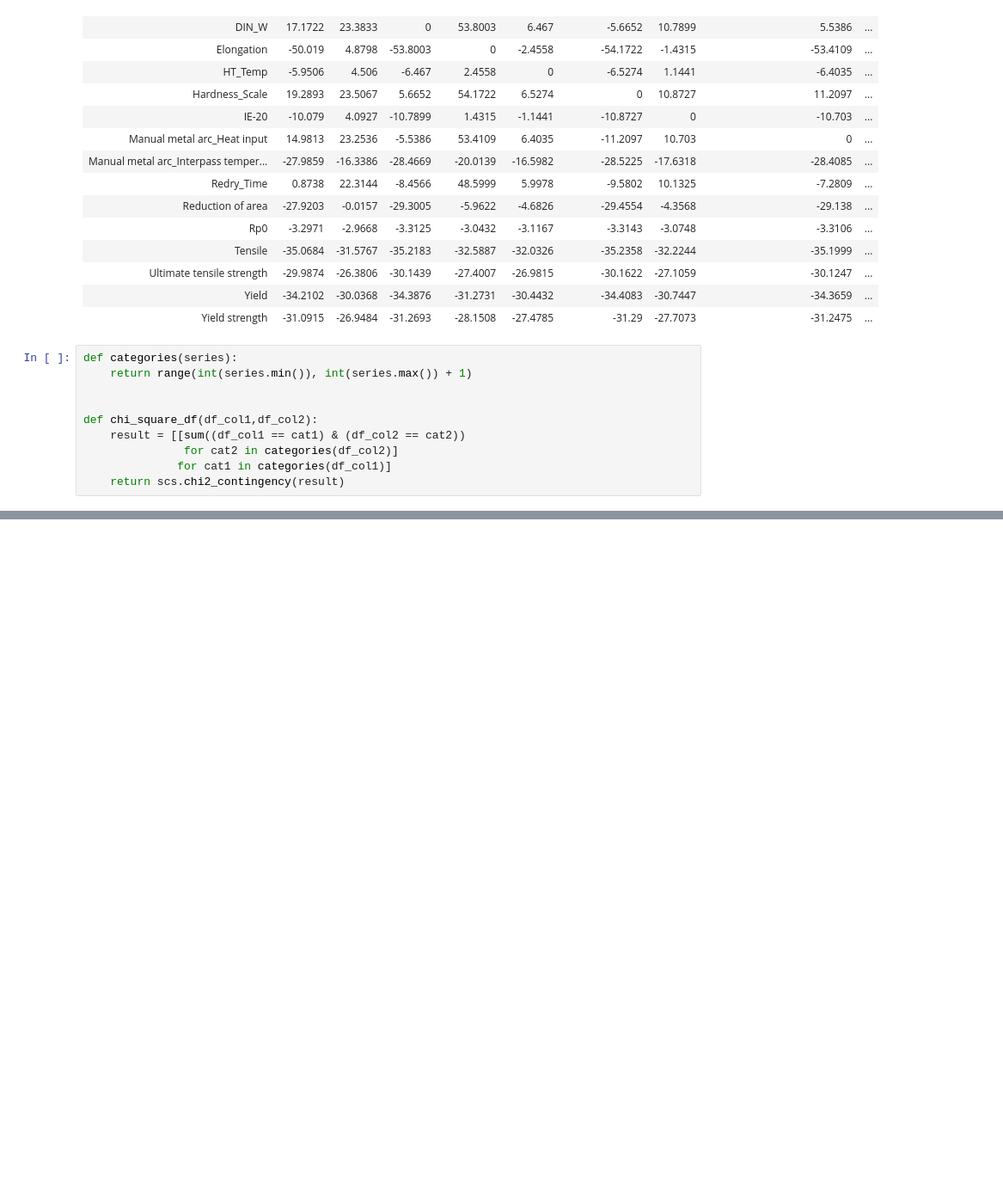
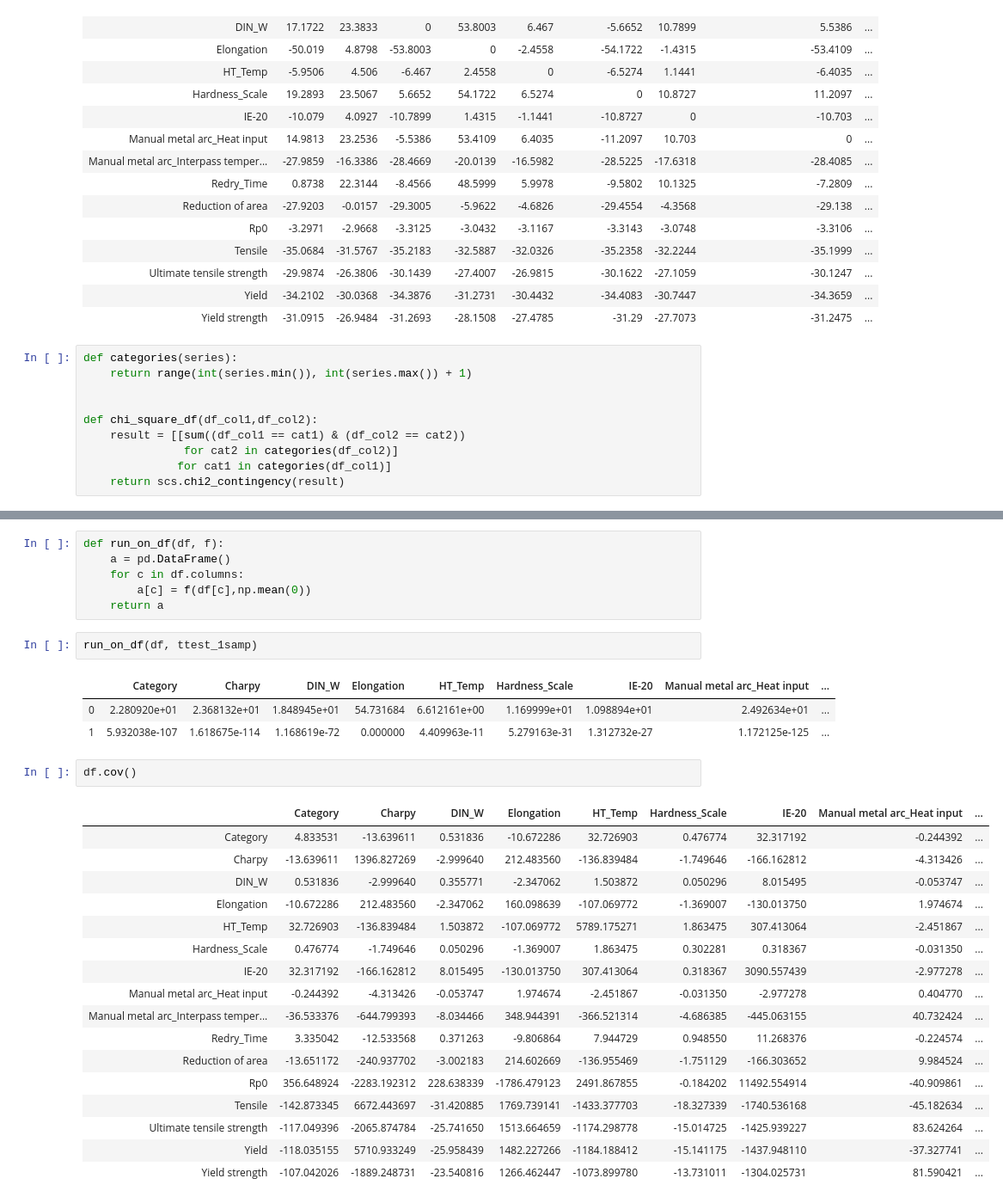
Before and after one commit to PrasannS/WeldingAnalysis, a Jupyter notebook: analysis.ipynb, the cells around one changed output, grey strips where cells are left out. Shown at 86% size. Cells and saved outputs as stored; diff of their text form; blank space fills up the shorter version.

```diff
--- a/analysis.ipynb
+++ b/analysis.ipynb
@@ -470,0 +557,32 @@ print("hi")
+# %%
+def run_on_df(df, f):
+    a = pd.DataFrame()
+    for c in df.columns:
+        a[c] = f(df[c],np.mean(0))
+    return a
+# %%
+run_on_df(df, ttest_1samp)
+# %% [output]
+|  | Category | Charpy | DIN_W | Elongation | HT_Temp | Hardness_Scale | IE-20 | Manual metal arc_Heat input | ... |
+| 0 | 2.280920e+01 | 2.368132e+01 | 1.848945e+01 | 54.731684 | 6.612161e+00 | 1.169999e+01 | 1.098894e+01 | 2.492634e+01 | ... |
+| 1 | 5.932038e-107 | 1.618675e-114 | 1.168619e-72 | 0.000000 | 4.409963e-11 | 5.279163e-31 | 1.312732e-27 | 1.172125e-125 | ... |
+# %%
+df.cov()
+# %% [output]
+|  | Category | Charpy | DIN_W | Elongation | HT_Temp | Hardness_Scale | IE-20 | Manual metal arc_Heat input | ... |
+| Category | 4.833531 | -13.639611 | 0.531836 | -10.672286 | 32.726903 | 0.476774 | 32.317192 | -0.244392 | ... |
+| Charpy | -13.639611 | 1396.827269 | -2.999640 | 212.483560 | -136.839484 | -1.749646 | -166.162812 | -4.313426 | ... |
+| DIN_W | 0.531836 | -2.999640 | 0.355771 | -2.347062 | 1.503872 | 0.050296 | 8.015495 | -0.053747 | ... |
+| Elongation | -10.672286 | 212.483560 | -2.347062 | 160.098639 | -107.069772 | -1.369007 | -130.013750 | 1.974674 | ... |
+| HT_Temp | 32.726903 | -136.839484 | 1.503872 | -107.069772 | 5789.175271 | 1.863475 | 307.413064 | -2.451867 | ... |
+| Hardness_Scale | 0.476774 | -1.749646 | 0.050296 | -1.369007 | 1.863475 | 0.302281 | 0.318367 | -0.031350 | ... |
+| IE-20 | 32.317192 | -166.162812 | 8.015495 | -130.013750 | 307.413064 | 0.318367 | 3090.557439 | -2.977278 | ... |
+| Manual metal arc_Heat input | -0.244392 | -4.313426 | -0.053747 | 1.974674 | -2.451867 | -0.031350 | -2.977278 | 0.404770 | ... |
+| Manual metal arc_Interpass temper... | -36.533376 | -644.799393 | -8.034466 | 348.944391 | -366.521314 | -4.686385 | -445.063155 | 40.732424 | ... |
+| Redry_Time | 3.335042 | -12.533568 | 0.371263 | -9.806864 | 7.944729 | 0.948550 | 11.268376 | -0.224574 | ... |
+| Reduction of area | -13.651172 | -240.937702 | -3.002183 | 214.602669 | -136.955469 | -1.751129 | -166.303652 | 9.984524 | ... |
+| Rp0 | 356.648924 | -2283.192312 | 228.638339 | -1786.479123 | 2491.867855 | -0.184202 | 11492.554914 | -40.909861 | ... |
+| Tensile | -142.873345 | 6672.443697 | -31.420885 | 1769.739141 | -1433.377703 | -18.327339 | -1740.536168 | -45.182634 | ... |
+| Ultimate tensile strength | -117.049396 | -2065.874784 | -25.741650 | 1513.664659 | -1174.298778 | -15.014725 | -1425.939227 | 83.624264 | ... |
+| Yield | -118.035155 | 5710.933249 | -25.958439 | 1482.227266 | -1184.188412 | -15.141175 | -1437.948110 | -37.327741 | ... |
+| Yield strength | -107.042026 | -1889.248731 | -23.540816 | 1266.462447 | -1073.899780 | -13.731011 | -1304.025731 | 81.590421 | ... |
```
Also changed, not shown: parts of 7 cells of this notebook.
